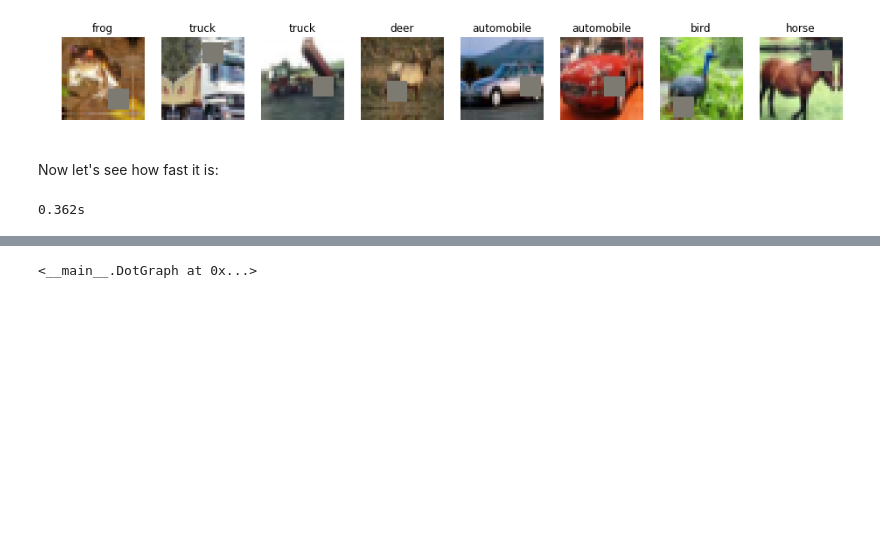
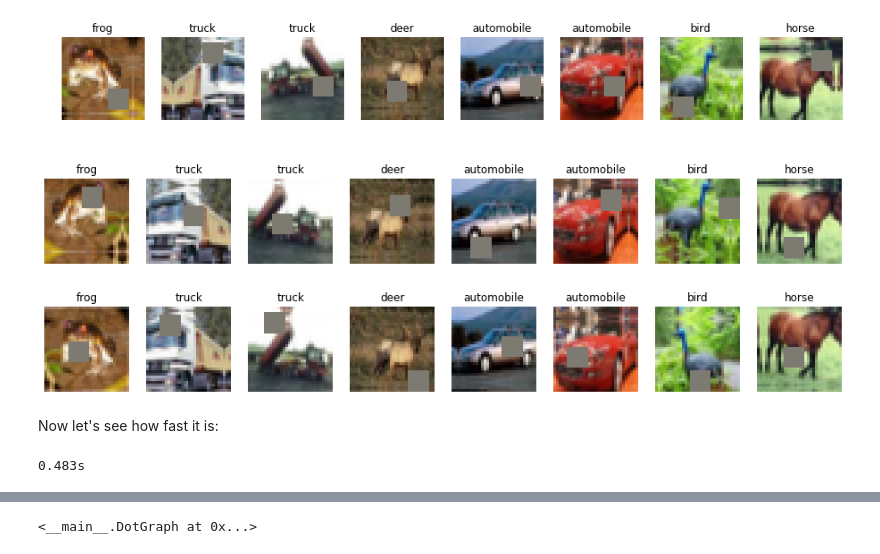
Before and after one commit to aptsunny/Efficient-CIFAR-Series, a Jupyter notebook: notebook/bag_of_tricks.ipynb, the cells around one changed output, grey strips where cells are left out. Cells and saved outputs as stored; diff of their text form; code cells hidden in the pictures; blank space fills up the shorter version.

```diff
--- a/notebook/bag_of_tricks.ipynb
+++ b/notebook/bag_of_tricks.ipynb
@@ -784,0 +821,14 @@ Transfer to CPU:        0.400s
+# %%
+#####################
+## timings
+#####################
+dataset = cifar10() #downloads dataset
+print('Starting timer')
+t = Timer(synch=torch.cuda.synchronize)
+dataset = map_nested(to(device), dataset)
+print(f'Transfer to GPU:\t{t():.3f}s')
+train_set = preprocess(dataset['train'], [partial(pad, border=4), transpose, normalise, to(torch.float16)])
+valid_set = preprocess(dataset['valid'], [transpose, normalise, to(torch.float16)])
+print(f'Data preprocessing:\t{t():.3f}s')
+map_nested(to(cpu), {'train': train_set, 'valid': valid_set})
+print(f'Transfer to CPU:\t{t():.3f}s')
@@ -803,6 +868,15 @@ layout([[partial(image_plot, img=x, title=cifar10_classes[y]) for x,y in zip(*ne
 # %% [output]
 [figure]
 [figure]
+# %%
+# new
+batches = train_batches(batch_size=8, transforms=(Crop(32, 32), FlipLR(), Cutout(8, 8)), shuffle=False)
+
+layout([[partial(image_plot, img=x, title=cifar10_classes[y]) for x,y in zip(*next(iter(batches)).values())]], col_width=2, row_height=2)
+layout([[partial(image_plot, img=x, title=cifar10_classes[y]) for x,y in zip(*next(iter(batches)).values())]], col_width=2, row_height=2);
+# %% [output]
+[figure, added]
+[figure, added]
 # %% [markdown]
 Now let's see how fast it is:
 # %%
@@ -814,7 +888,7 @@ for epoch in range(24):
         pass
 print(f'{t():.3f}s')
 # %% [output]
-0.362s
+0.483s
 # %% [markdown]
 This is great! We're able to iterate through 24 epochs of training data, applying data augmentation and shuffling in less than the time taken to transfer the dataset once to the CPU! Moreover, since we're no longer racing CPU preprocessing queues against the GPU, we can stop worrying about dataloading altogether, even if training gets faster. Note: we are relying on the fact that the dataset is small enough to store and manipulate as a whole in GPU memory, but a more sophisticated implementation could work around this - or one could switch to an industrial strength solution such as [Nvidia DALI](https://github.com/NVIDIA/DALI).
 
```
Also changed, not shown: parts of 46 cells of this notebook, 17 other files.
